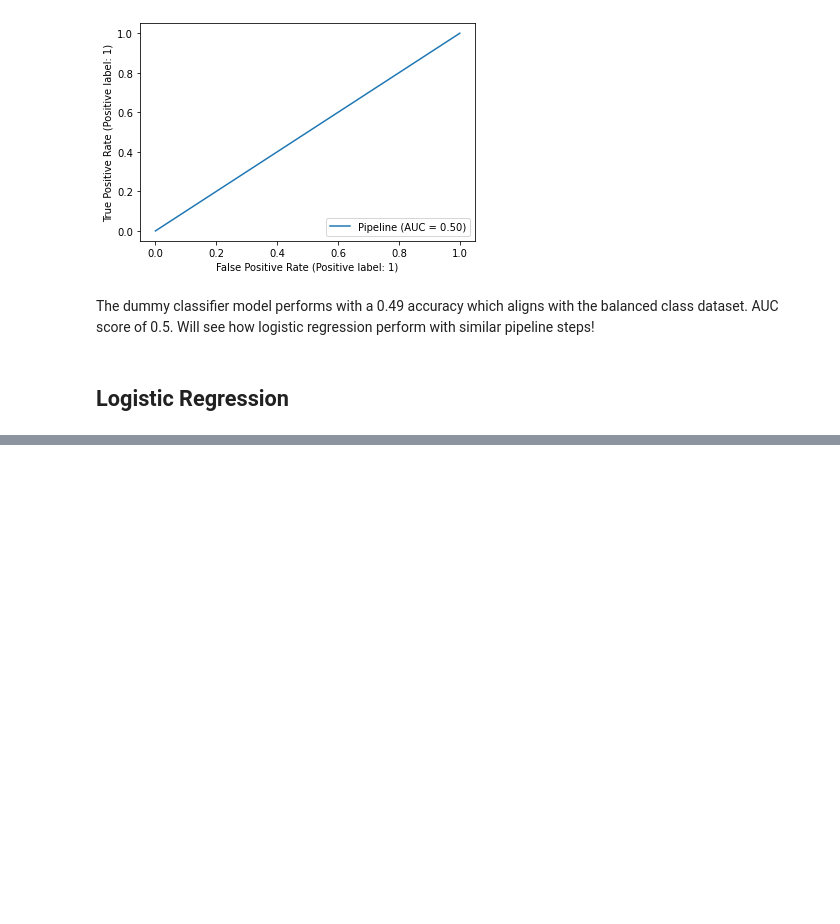
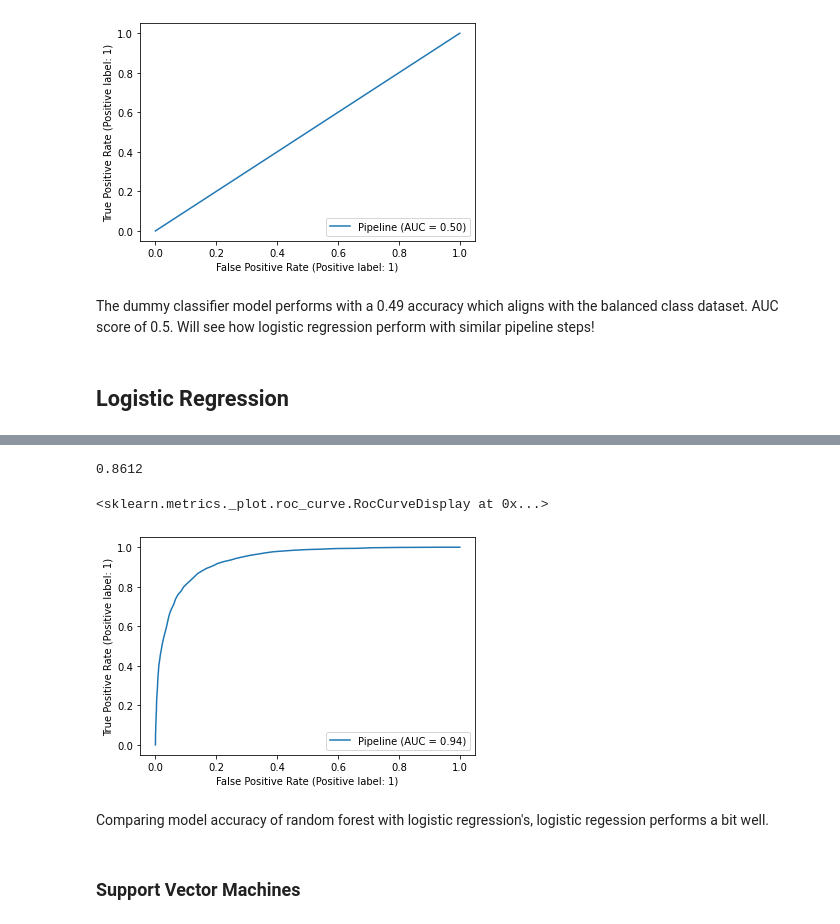
Before and after one commit to QiCai1995/NLP-Movie-Review-Sentiment, a Jupyter notebook: Modeling.ipynb, the cells around one changed output, grey strips where cells are left out. Drawn from its saved outputs; the diff is of its cells as text; code cells hidden in the pictures; blank space fills up the shorter version.

```diff
--- a/Modeling.ipynb
+++ b/Modeling.ipynb
@@ -126,0 +185,7 @@ The dummy classifier model performs with a 0.49 accuracy which aligns with the b
+# %%
+# create a random forest pipeline
+rf_pipe = Pipeline([('vectorizer', TfidfVectorizer(tokenizer=tokenizer.tokenize,
+                                        stop_words=stop_lst)), # NLP preprocessing: tokenize, remove stopwords, punctunations, lowercase
+                     ('rf', RandomForestClassifier(random_state=42))])
+
+rf_pipe.fit(X_train, y_train)
@@ -126,0 +216,13 @@ The dummy classifier model performs with a 0.49 accuracy which aligns with the b
+# %%
+accuracy_score(y_test, y_pred)
+# %% [output]
+0.8612
+# %%
+RocCurveDisplay.from_estimator( rf_pipe, X_test, y_test )
+# %% [output]
+<sklearn.metrics._plot.roc_curve.RocCurveDisplay at 0x...>
+[figure, added]
+# %% [markdown]
+Comparing model accuracy of random forest with logistic regression's, logistic regession performs a bit well.
+# %% [markdown]
+### Support Vector Machines
```
Also changed, not shown: parts of 32 cells of this notebook, 1 other file.
